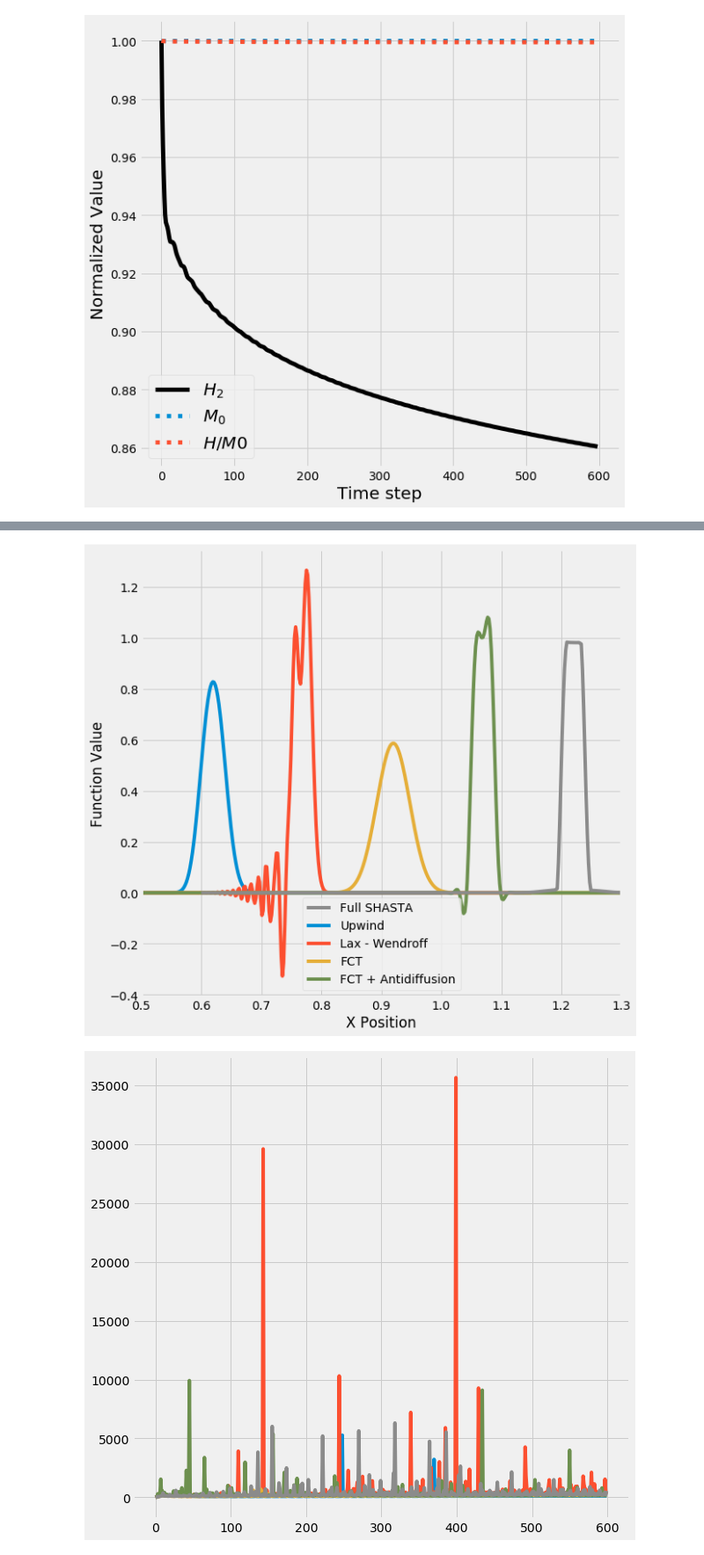
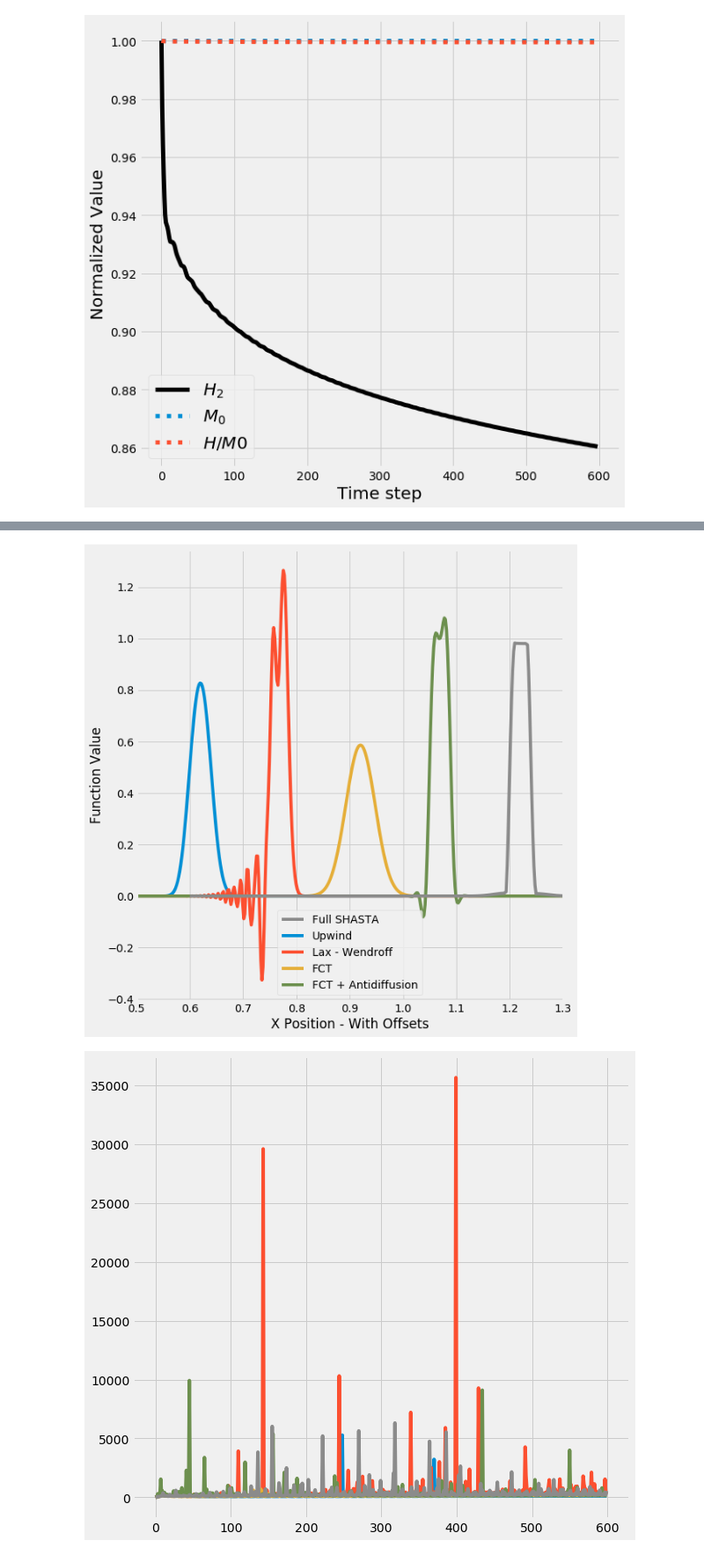
Before and after one commit to ianhi/courses, a Jupyter notebook: AC274/HW/HW_3/HW_3.ipynb, the cells around one changed output, grey strips where cells are left out. Shown: that part at 88% size. Drawn from its saved outputs; the diff is of its cells as text; code cells hidden in the pictures.

```diff
--- a/AC274/HW/HW_3/HW_3.ipynb
+++ b/AC274/HW/HW_3/HW_3.ipynb
@@ -453,22 +457,23 @@ plt.savefig(_SAVEDIR_+"constU_fCompare.png")
 # %%
 shift = .15
 plt.plot(x,f_upwind[-1], label='Upwind')
 plt.plot(x+shift,f_LW[-1], label = 'Lax - Wendroff')
 plt.plot(x+shift*2,f_FCT[-1], label = 'FCT')
 plt.plot(x+shift*3,f_adif[-1], label = 'FCT + Antidiffusion')
 plt.plot(x+shift*4,f_shasta[-1], label = 'Full SHASTA')
 # plt.plot(x+shift*5,f_upwind[0],label = 'Initial')
 
 plt.xlim([.5,1.3])
-plt.xlabel('X Position')
+plt.xlabel('X Position - With Offsets')
 plt.ylabel('Function Value')
 
 ax = plt.gca()
 handles, labels = ax.get_legend_handles_labels()
 ax.legend(handles[-1:]+handles[:-1],labels[-1:]+labels[:-1])
+plt.tight_layout()
 plt.savefig(_SAVEDIR_+"constU_fCompare_offset.png")
 # %% [output]
-[figure, old version]
+[figure, new version]
 # %%
 def calc_roughness(f):
     nx = f.shape[1]
```
Also changed, not shown: parts of 2 cells of this notebook, 5 other files.
